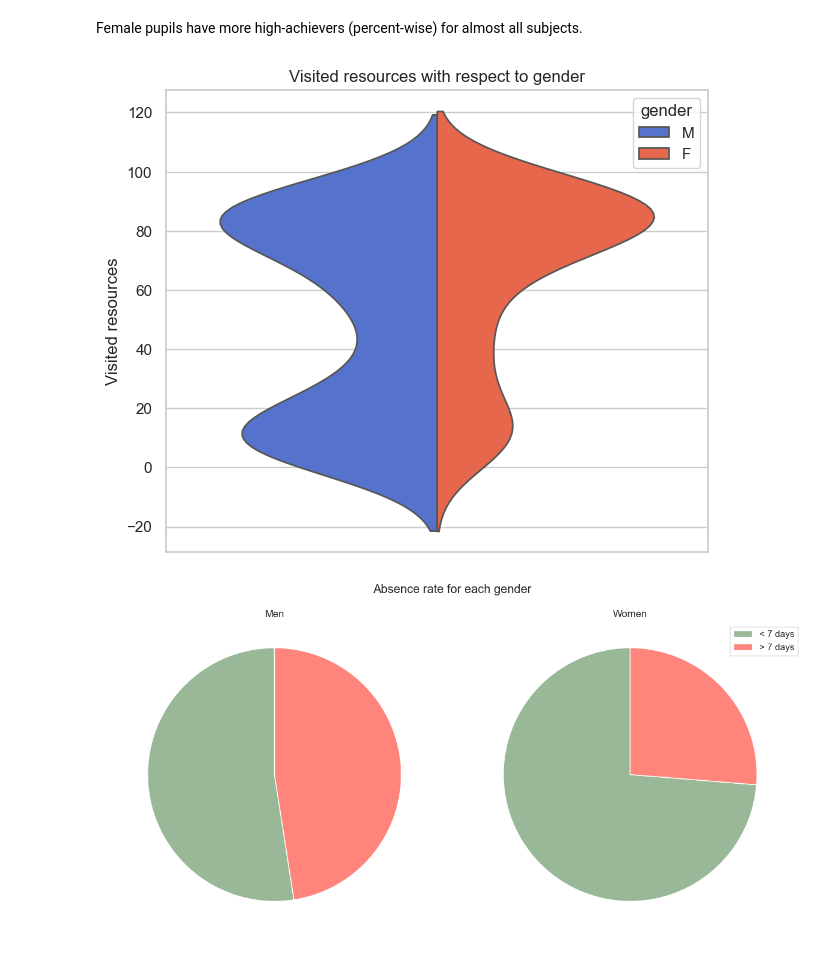
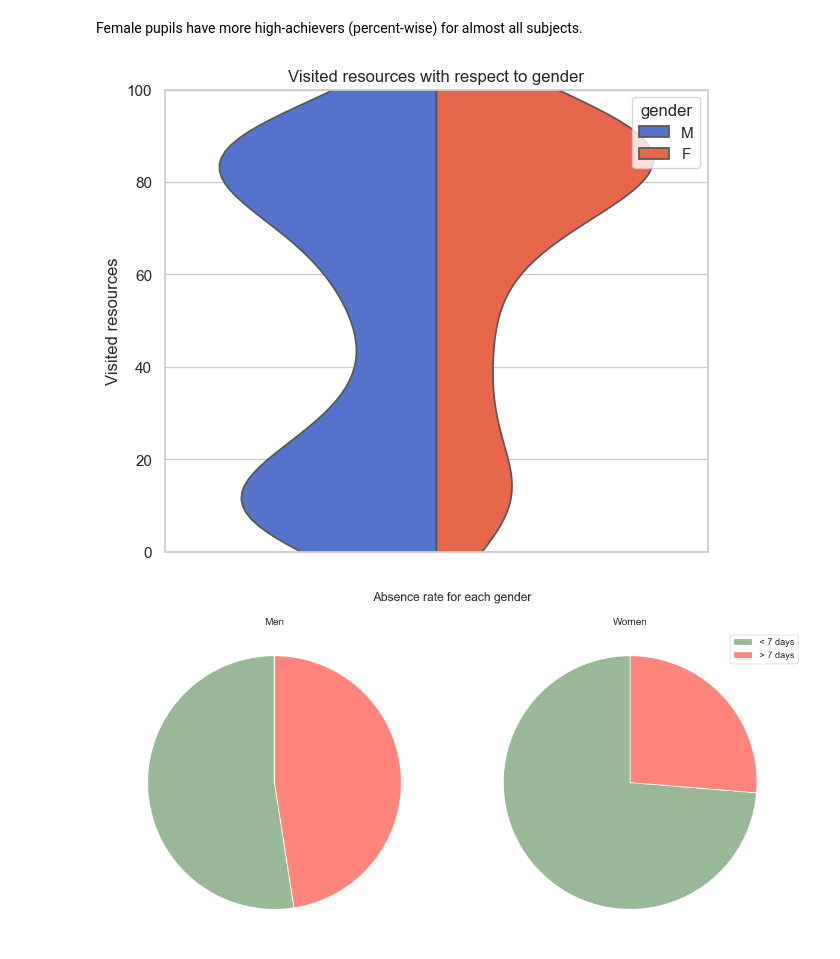
Before and after one commit to vasia-korz/ml_case_study, a Jupyter notebook: attribute_analysis.ipynb, the cells around one changed output. Cells and saved outputs as stored; diff of their text form; code cells hidden in the pictures.

Commit message:
ylim chart fix

```diff
--- a/attribute_analysis.ipynb
+++ b/attribute_analysis.ipynb
@@ -664,16 +664,17 @@ Female pupils have more high-achievers (percent-wise) for almost all subjects.
 # %%
 df_v = df.copy()
 df_v['dummy'] = [1 for _ in range(df.shape[0])]
 plt.figure(figsize=(7, 6))
-sns.violinplot(df_v, x='dummy', y='VisITedResources', hue='gender', split=True, inner=None, palette=gender_color_palette[::-1])
+sns.violinplot(df_v, x='dummy', y='VisITedResources', hue='gender', split=True, inner=None, palette=gender_color_palette[::-1], )
 
+plt.ylim(0, 100)
 plt.title('Visited resources with respect to gender')
 plt.xticks([])
 plt.xlabel("")
 plt.ylabel("Visited resources")
 plt.show()
 # %% [output]
-[figure, old version]
+[figure, new version]
 # %%
 female = df[df['gender'] == 'F']
 male = df[df['gender'] == 'M']
```
Also changed, not shown: parts of 2 cells of this notebook.
